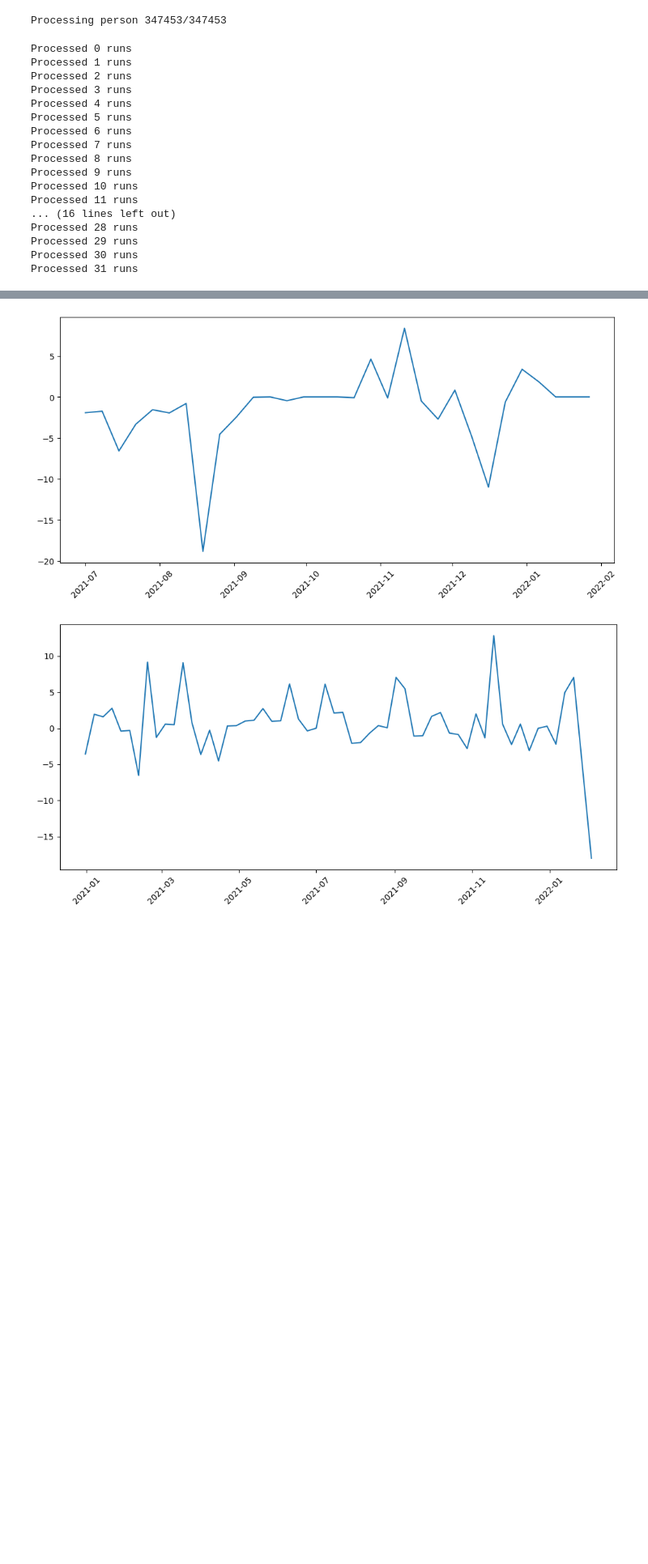
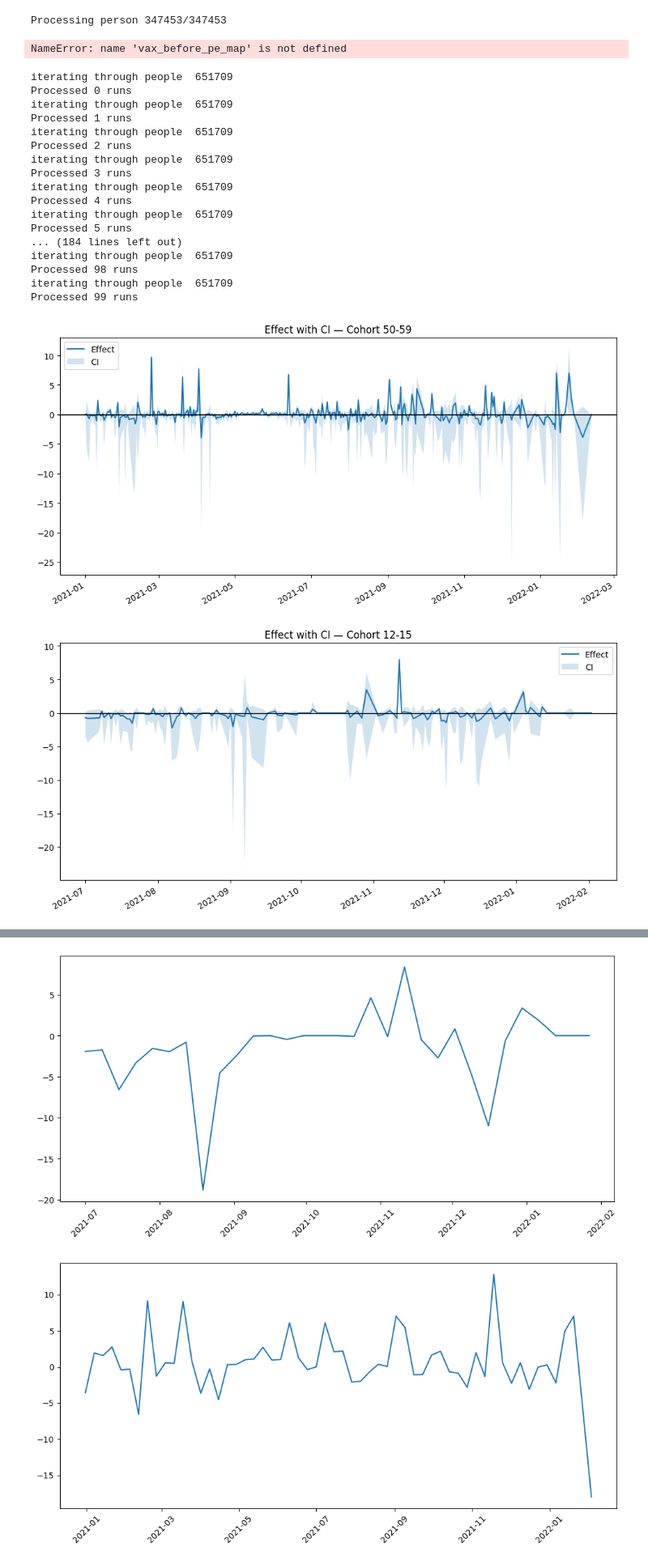
Before and after one commit to ROGR3/ARCHA21-DATACON, a Jupyter notebook: matching_analysis.ipynb, the cells around one changed output, grey strips where cells are left out. Shown at 81% size. Saved outputs shown, nothing was run; the diff lists cells and outputs as text; code cells hidden in the pictures; blank space fills up the shorter version.

```diff
--- a/matching_analysis.ipynb
+++ b/matching_analysis.ipynb
@@ -285,6 +276,17 @@ def compute_prednison_windows(
 pe_map = compute_prednison_windows(novax_persons_to_analyse, anchor_dates)
 # %% [output]
 Processing person 347453/347453
+# %%
+# import pickle
+
+# with open('pe_map.pkl', 'wb') as f:
+#     pickle.dump(pe_map, f)
+
+
+import pickle
+
+with open("pe_map.pkl", "rb") as f:
+    pe_map = pickle.load(f)
 # %%
 def compute_vax_vs_novax_sums(people):
     vax_before_pe_map: dict[AgeCohort, dict[datetime, float]] = defaultdict(
@@ -364,21 +367,18 @@ for cohort in (
 # 0, 1-100, 100-1000, 1000-5000, 5000+
 # u 0 mít vax_after/novax_after
 # možná udělat (vax_after-vax_before)/(novax_after-novax_before)
+# %% [output]
+NameError: name 'vax_before_pe_map' is not defined
 # %%
-from collections import defaultdict
-import numpy as np
-from typing import Dict, List, Tuple
-from datetime import datetime
-
 # Type alias for clarity
-EffectMap = Dict[AgeCohort, Dict[datetime, float]]
+EffectMap = dict[AgeCohort, dict[datetime, float]]
 
 
 def run_matching_analysis(
     people,
     num_runs: int = 100,
     ci_level: float = 0.95,
-) -> Tuple[EffectMap, EffectMap]:
+) -> Tuple[EffectMap, EffectMap, dict[AgeCohort, dict[datetime, list[float]]]]:
     """
     Run the matching analysis N times, collect effect values,
     and return:
@@ -387,7 +387,7 @@ def run_matching_analysis(
     """
 
     # stores: cohort -> date -> list of effect values
-    effects: Dict[AgeCohort, Dict[datetime, List[float]]] = defaultdict(
+    effects: dict[AgeCohort, dict[datetime, list[float]]] = defaultdict(
         lambda: defaultdict(list)
     )
 
@@ -396,7 +396,6 @@ def run_matching_analysis(
         vax_before, vax_after, novax_before, novax_after = compute_vax_vs_novax_sums(
             people
         )
-
         # TRANSFORM INTO EFFECT VALUES
         result_map = compute_effect_values(
             vax_before, vax_after, novax_before, novax_after
@@ -412,7 +411,7 @@ def run_matching_analysis(
     # COMPUTE STATS
     mean_map, ci_map = compute_statistics(effects, ci_level)
 
-    return mean_map, ci_map
+    return mean_map, ci_map, effects
 
 
 def compute_effect_values(
@@ -452,10 +451,10 @@ def compute_effect_values(
 
 
 def compute_statistics(
-    effects: Dict[AgeCohort, Dict[datetime, List[float]]], ci_level: float
+    effects: dict[AgeCohort, dict[datetime, list[float]]], ci_level: float
 ):
     mean_map: EffectMap = defaultdict(dict)
-    ci_map: Dict[AgeCohort, Dict[datetime, Tuple[float, float]]] = defaultdict(dict)
+    ci_map: dict[AgeCohort, dict[datetime, Tuple[float, float]]] = defaultdict(dict)
 
     alpha = 1 - ci_level
 
@@ -473,46 +472,48 @@ def compute_statistics(
     return mean_map, ci_map
 
 
-mean_map, ci_map = run_matching_analysis(vax_people, num_runs=100)
+mean_map, ci_map, effects = run_matching_analysis(vax_people, num_runs=100)
 
 for cohort, date_map in mean_map.items():
     sorted_dates = sorted(date_map.keys())
     y_mean = [mean_map[cohort][d] for d in sorted_dates]
     y_lower = [ci_map[cohort][d][0] for d in sorted_dates]
     y_upper = [ci_map[cohort][d][1] for d in sorted_dates]
 
     fig, ax = plt.subplots(figsize=(10, 5))
 
     # plot mean
     ax.plot(sorted_dates, y_mean, label="Effect")
 
     # fill CI
     ax.fill_between(sorted_dates, y_lower, y_upper, alpha=0.2, label="CI")
 
     ax.axhline(0, color="black", linewidth=1)
 
     ax.set_title(f"Effect with CI — Cohort {cohort}")
     ax.legend()
     fig.autofmt_xdate()
     fig.tight_layout()
-    # fig.savefig(f"runs/effect_over_time_{cohort}.png")
+    fig.savefig(f"runs/effect_over_time_{cohort}.png")
     plt.show()
     plt.close(fig)
 # %% [output]
+iterating through people  651709
 Processed 0 runs
+iterating through people  651709
 Processed 1 runs
+iterating through people  651709
 Processed 2 runs
+iterating through people  651709
 Processed 3 runs
+iterating through people  651709
 Processed 4 runs
+iterating through people  651709
 Processed 5 runs
-Processed 6 runs
-Processed 7 runs
-Processed 8 runs
-Processed 9 runs
-Processed 10 runs
-Processed 11 runs
-... (16 lines left out)
-Processed 28 runs
-Processed 29 runs
-Processed 30 runs
-Processed 31 runs
+... (184 lines left out)
+iterating through people  651709
+Processed 98 runs
+iterating through people  651709
+Processed 99 runs
+[figure, added]
+[figure, added]
```
Also changed, not shown: parts of 5 cells of this notebook, 15 other files.
